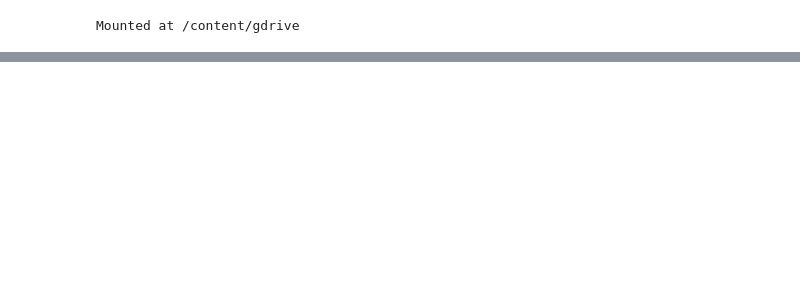
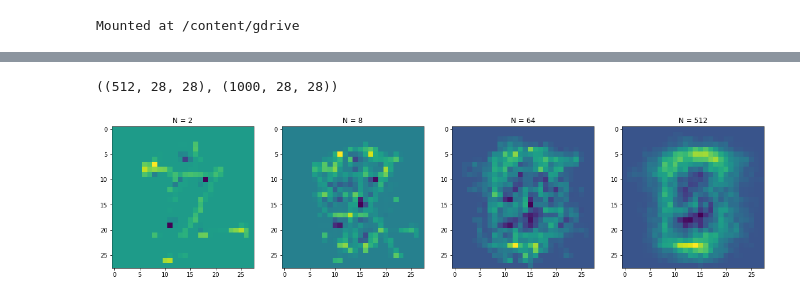
Before and after one commit to VasundharaAgarwal/GANFingerprinting, a Jupyter notebook: Fingerprint_Generation.ipynb, the cells around one changed output, grey strips where cells are left out. Cells and saved outputs as stored; diff of their text form; code cells hidden in the pictures; blank space fills up the shorter version.

```diff
--- a/Fingerprint_Generation.ipynb
+++ b/Fingerprint_Generation.ipynb
@@ -73,11 +21,0 @@ plt.imshow(residue_sum1)
-# %%
-residue_sum3 = np.zeros((28,28))
-for i in range(1000):
-  img = np.floor(fake3[i].reshape(28,28)*255)
-  kernel = np.ones((5,5),np.float32)/25
-  #dst = cv2.filter2D(img,-1, kernel)
-  dst = cv2.medianBlur(img, 3)
-  residue = img - dst
-  residue_sum3 += residue
-residue_sum3 /= 1000
-plt.imshow(residue_sum3)
@@ -92,0 +65,6 @@ np.random.seed(manualSeed)
+# %%
+real_img = images.numpy().reshape(1512,28,28)
+real_finger = real_img[:512]
+real_test = real_img[512:]
+# %% [output]
+((512, 28, 28), (1000, 28, 28))
@@ -92,0 +76,27 @@ np.random.seed(manualSeed)
+# %%
+def compute_fingerprint(gan_num, denoising_method="median blur"):
+  fig, ax = plt.subplots(1,4, figsize = (20,15))
+  N = [2,8,64,512]
+  file_name_load = "GAN_{:d}_images.npy".format(gan_num) if gan_num > 0 else "Real_images.npy"
+  images_finger = np.load('/content/gdrive/My Drive/GANS/Images_Fingerprints/'+file_name_load)
+  for ind, num in enumerate(N,0):
+    residue_sum = np.zeros((28,28))
+    for i in range(num):
+      img = images_finger[i]
+      dst = []
+      if (denoising_method == "median blur"):
+        dst = cv2.medianBlur(img, 3)
+      elif (denoising_method == "gaussian blur"):
+        dst = cv2.GaussianBlur(img, ksize=(3,3), sigmaX=1)
+      residue = img - dst
+      residue_sum += residue
+    residue_sum /= num
+    if(num == 512):
+      file_name_save = "print_GAN_{:d}".format(gan_num) if gan_num > 0 else "print_real"
+      np.save('/content/gdrive/My Drive/GANS/Fingerprints/'+file_name_save+'_{}'.format(denoising_method.replace(" ","_")), residue_sum)
+    ax[ind].imshow(residue_sum)
+    ax[ind].set_title('N = {:d}'.format(num))
+# %%
+compute_fingerprint(0, "median blur")
+# %% [output]
+[figure, added]
```
Also changed, not shown: parts of 26 cells of this notebook.
